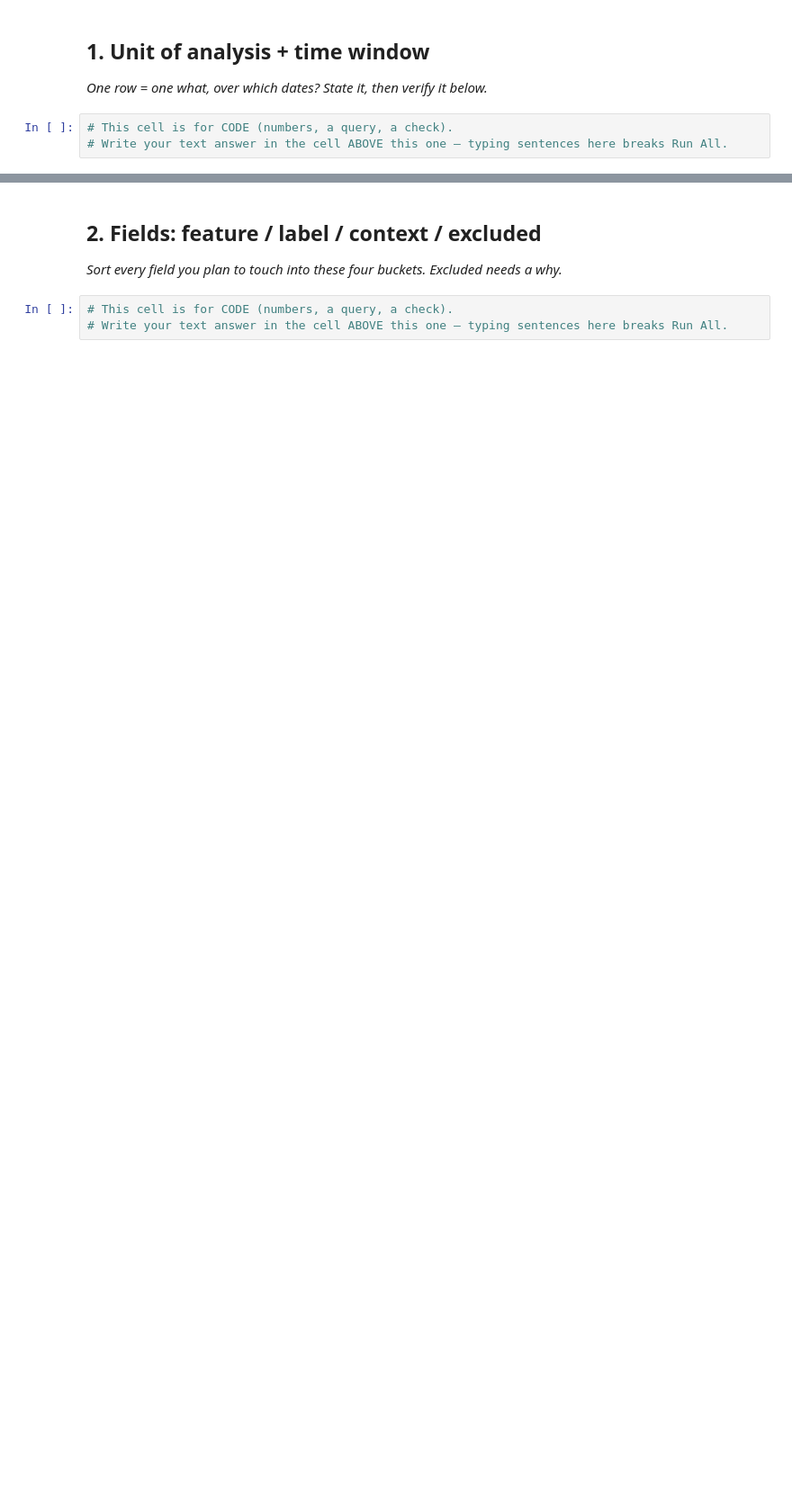
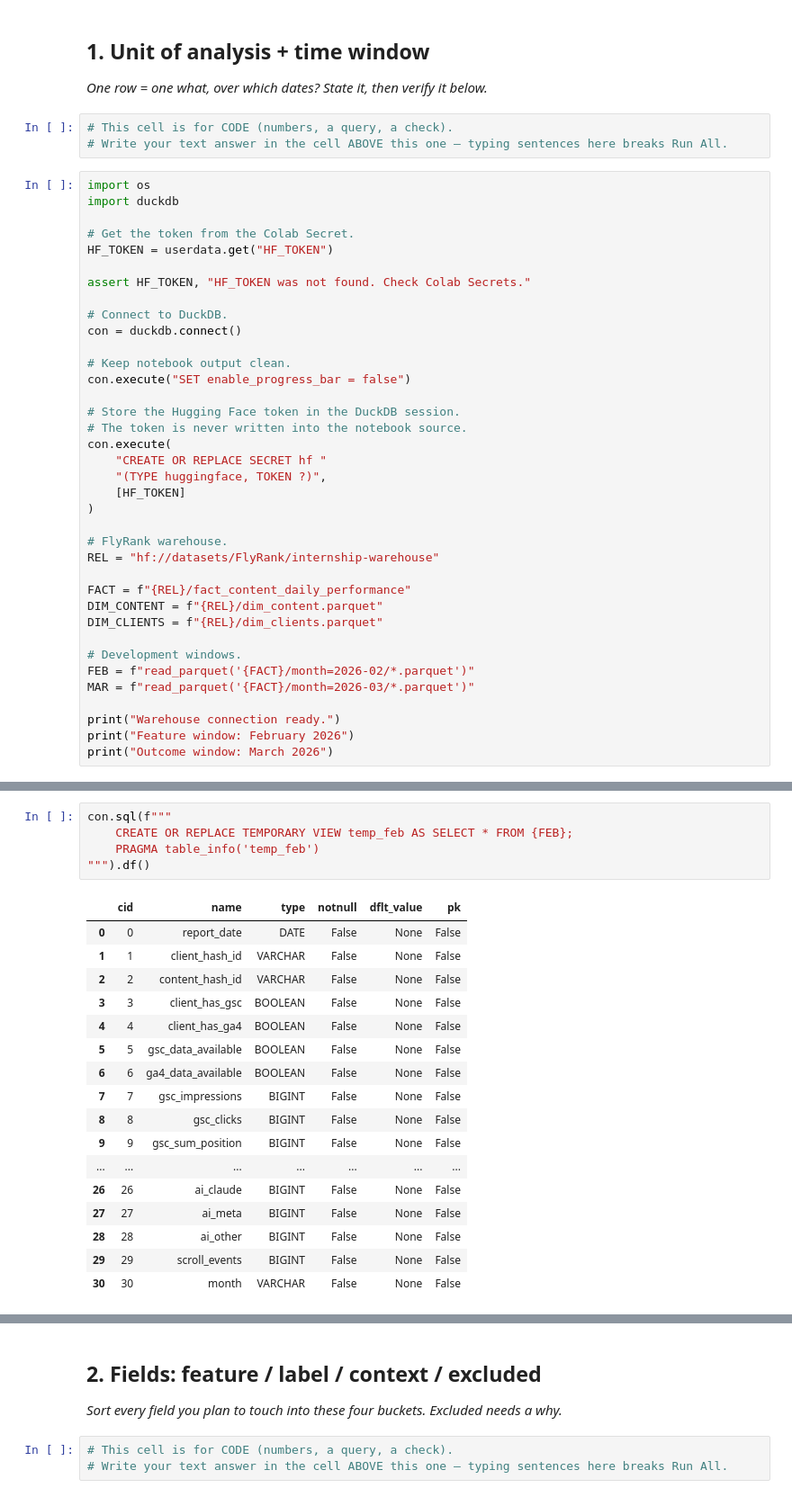
Before and after one commit to SohailAkhtarChanna/flyrank-ml-internship, a Jupyter notebook: work/notebooks/w03_data_contract.ipynb, the cells around one changed output, grey strips where cells are left out. Shown at 90% size. Drawn from its saved outputs; the diff is of its cells as text; blank space fills up the shorter version.

```diff
--- a/work/notebooks/w03_data_contract.ipynb
+++ b/work/notebooks/w03_data_contract.ipynb
@@ -13,3 +13,40 @@ This skeleton is yours to fill. Work the sections **in order** — each one has
 # %%
 # This cell is for CODE (numbers, a query, a check).
 # Write your text answer in the cell ABOVE this one — typing sentences here breaks Run All.
+# %%
+import os
+import duckdb
+
+# Get the token from the Colab Secret.
+HF_TOKEN = userdata.get("HF_TOKEN")
+
+assert HF_TOKEN, "HF_TOKEN was not found. Check Colab Secrets."
+
+# Connect to DuckDB.
+con = duckdb.connect()
+
+# Keep notebook output clean.
+con.execute("SET enable_progress_bar = false")
+
+# Store the Hugging Face token in the DuckDB session.
+# The token is never written into the notebook source.
+con.execute(
+    "CREATE OR REPLACE SECRET hf "
+    "(TYPE huggingface, TOKEN ?)",
+    [HF_TOKEN]
+)
+
+# FlyRank warehouse.
+REL = "hf://datasets/FlyRank/internship-warehouse"
+
+FACT = f"{REL}/fact_content_daily_performance"
+DIM_CONTENT = f"{REL}/dim_content.parquet"
+DIM_CLIENTS = f"{REL}/dim_clients.parquet"
+
+# Development windows.
+FEB = f"read_parquet('{FACT}/month=2026-02/*.parquet')"
+MAR = f"read_parquet('{FACT}/month=2026-03/*.parquet')"
+
+print("Warehouse connection ready.")
+print("Feature window: February 2026")
+print("Outcome window: March 2026")
@@ -15,0 +109,23 @@ This skeleton is yours to fill. Work the sections **in order** — each one has
+# %%
+con.sql(f"""
+    CREATE OR REPLACE TEMPORARY VIEW temp_feb AS SELECT * FROM {FEB};
+    PRAGMA table_info('temp_feb')
+""").df()
+# %% [output]
+|  | cid | name | type | notnull | dflt_value | pk |
+| 0 | 0 | report_date | DATE | False | None | False |
+| 1 | 1 | client_hash_id | VARCHAR | False | None | False |
+| 2 | 2 | content_hash_id | VARCHAR | False | None | False |
+| 3 | 3 | client_has_gsc | BOOLEAN | False | None | False |
+| 4 | 4 | client_has_ga4 | BOOLEAN | False | None | False |
+| 5 | 5 | gsc_data_available | BOOLEAN | False | None | False |
+| 6 | 6 | ga4_data_available | BOOLEAN | False | None | False |
+| 7 | 7 | gsc_impressions | BIGINT | False | None | False |
+| 8 | 8 | gsc_clicks | BIGINT | False | None | False |
+| 9 | 9 | gsc_sum_position | BIGINT | False | None | False |
+| ... | ... | ... | ... | ... | ... | ... |
+| 26 | 26 | ai_claude | BIGINT | False | None | False |
+| 27 | 27 | ai_meta | BIGINT | False | None | False |
+| 28 | 28 | ai_other | BIGINT | False | None | False |
+| 29 | 29 | scroll_events | BIGINT | False | None | False |
+| 30 | 30 | month | VARCHAR | False | None | False |
```
Also changed, not shown: parts of 13 cells of this notebook.
